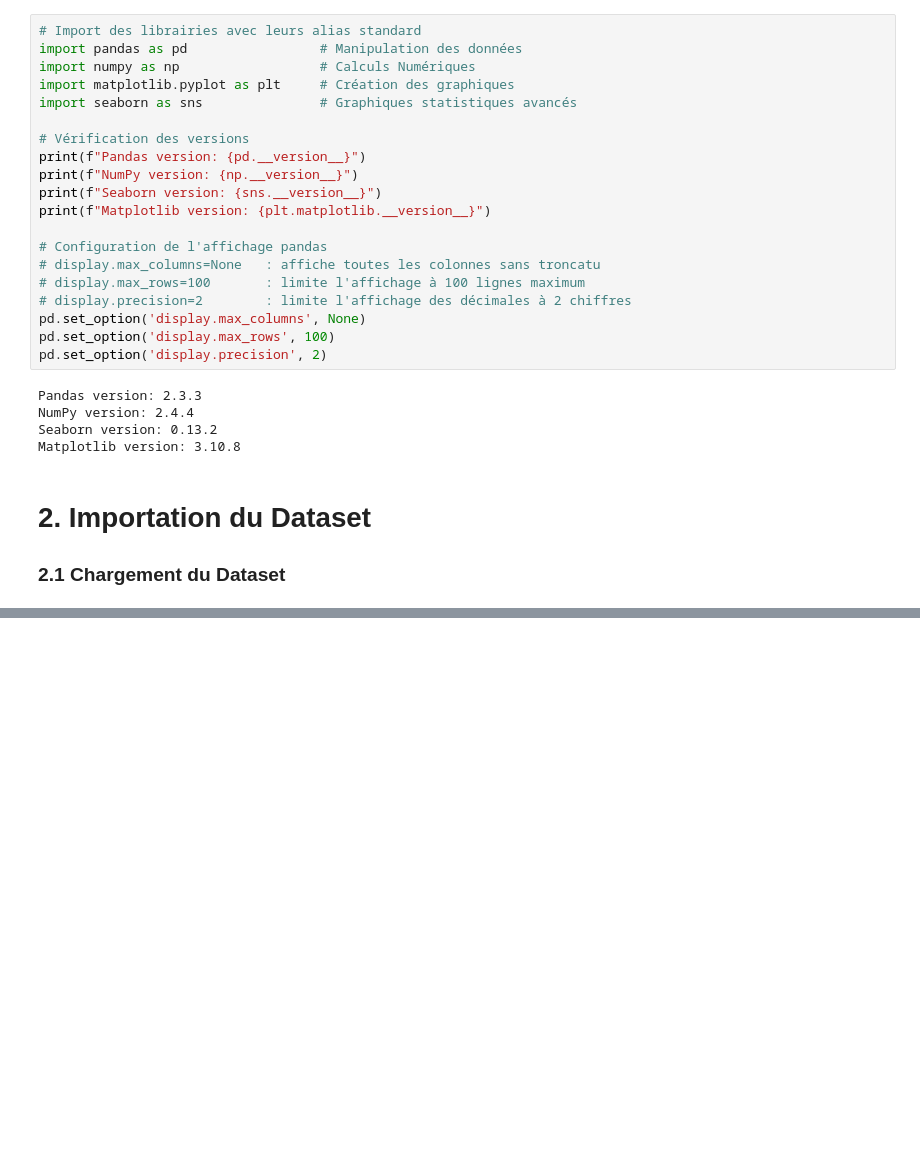
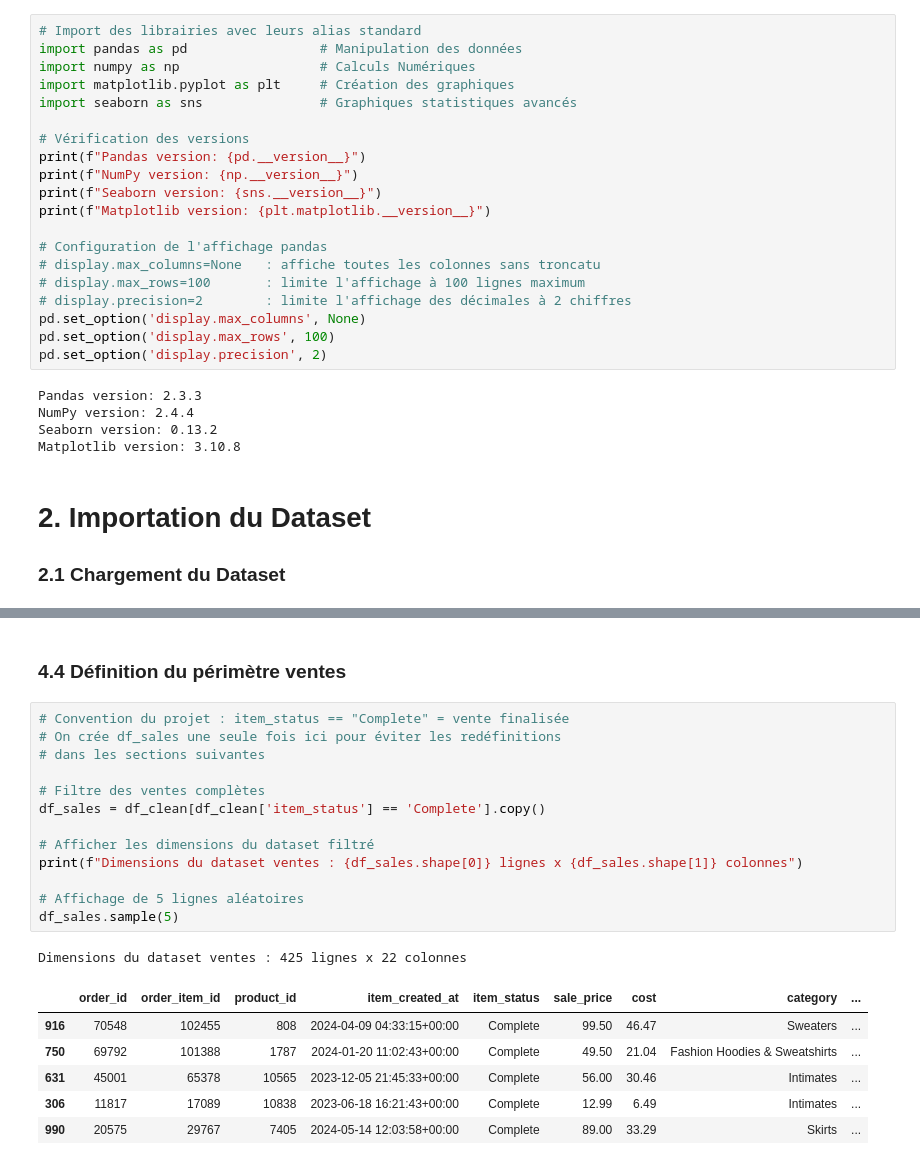
Before and after one commit to fko-data-sport/thelook-da-projet, a Jupyter notebook: notebooks/01_EDA_python.ipynb, the cells around one changed output, grey strips where cells are left out. Cells and saved outputs as stored; diff of their text form; blank space fills up the shorter version.

```diff
--- a/notebooks/01_EDA_python.ipynb
+++ b/notebooks/01_EDA_python.ipynb
@@ -98,0 +488,23 @@ Dimensions du dataset : 1679 lignes x 20 colonnes
+# %% [markdown]
+### 4.4  Définition du périmètre ventes
+# %%
+# Convention du projet : item_status == "Complete" = vente finalisée
+# On crée df_sales une seule fois ici pour éviter les redéfinitions
+# dans les sections suivantes
+
+# Filtre des ventes complètes
+df_sales = df_clean[df_clean['item_status'] == 'Complete'].copy()
+
+# Afficher les dimensions du dataset filtré
+print(f"Dimensions du dataset ventes : {df_sales.shape[0]} lignes x {df_sales.shape[1]} colonnes")
+
+# Affichage de 5 lignes aléatoires
+df_sales.sample(5)
+# %% [output]
+Dimensions du dataset ventes : 425 lignes x 22 colonnes
+|  | order_id | order_item_id | product_id | item_created_at | item_status | sale_price | cost | category | ... |
+| 916 | 70548 | 102455 | 808 | 2024-04-09 04:33:15+00:00 | Complete | 99.50 | 46.47 | Sweaters | ... |
+| 750 | 69792 | 101388 | 1787 | 2024-01-20 11:02:43+00:00 | Complete | 49.50 | 21.04 | Fashion Hoodies & Sweatshirts | ... |
+| 631 | 45001 | 65378 | 10565 | 2023-12-05 21:45:33+00:00 | Complete | 56.00 | 30.46 | Intimates | ... |
+| 306 | 11817 | 17089 | 10838 | 2023-06-18 16:21:43+00:00 | Complete | 12.99 | 6.49 | Intimates | ... |
+| 990 | 20575 | 29767 | 7405 | 2024-05-14 12:03:58+00:00 | Complete | 89.00 | 33.29 | Skirts | ... |
```
Also changed, not shown: parts of 39 cells of this notebook.
